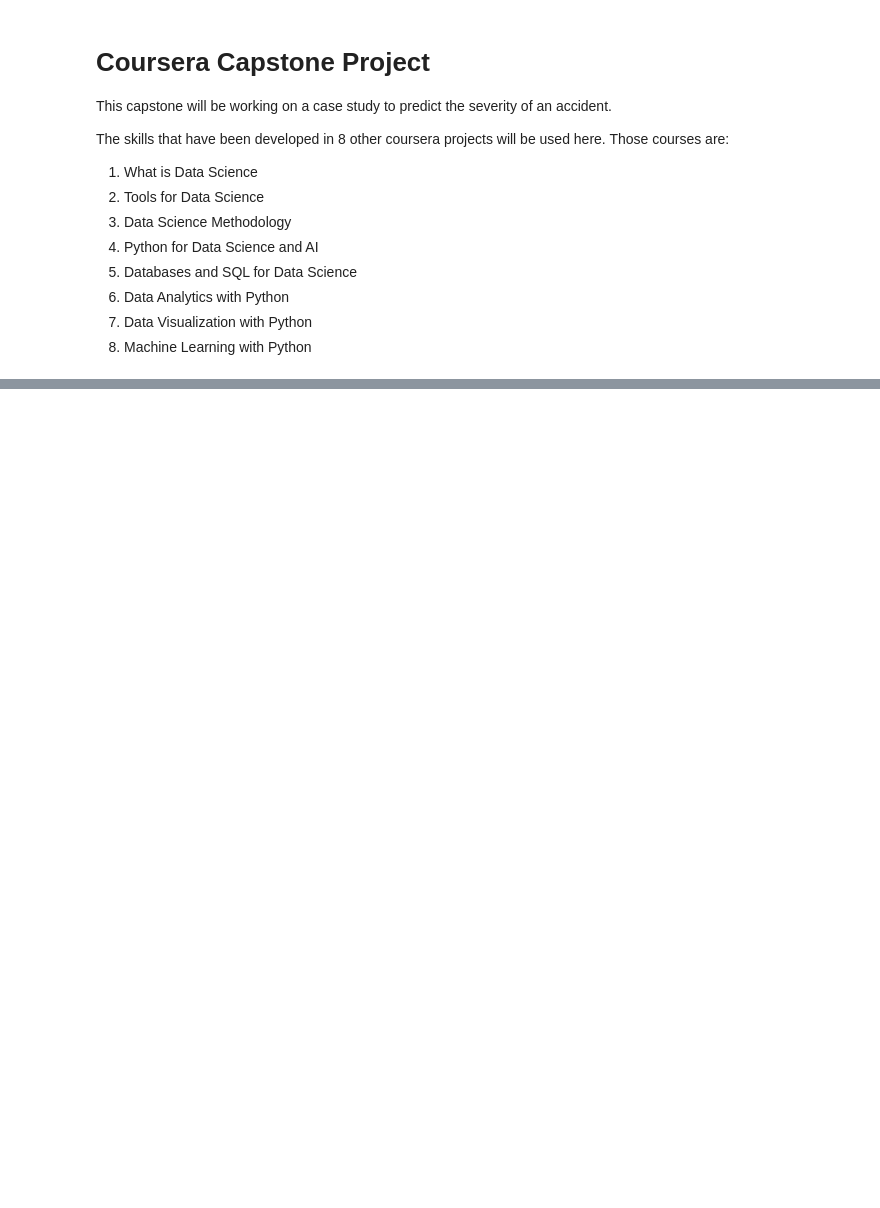
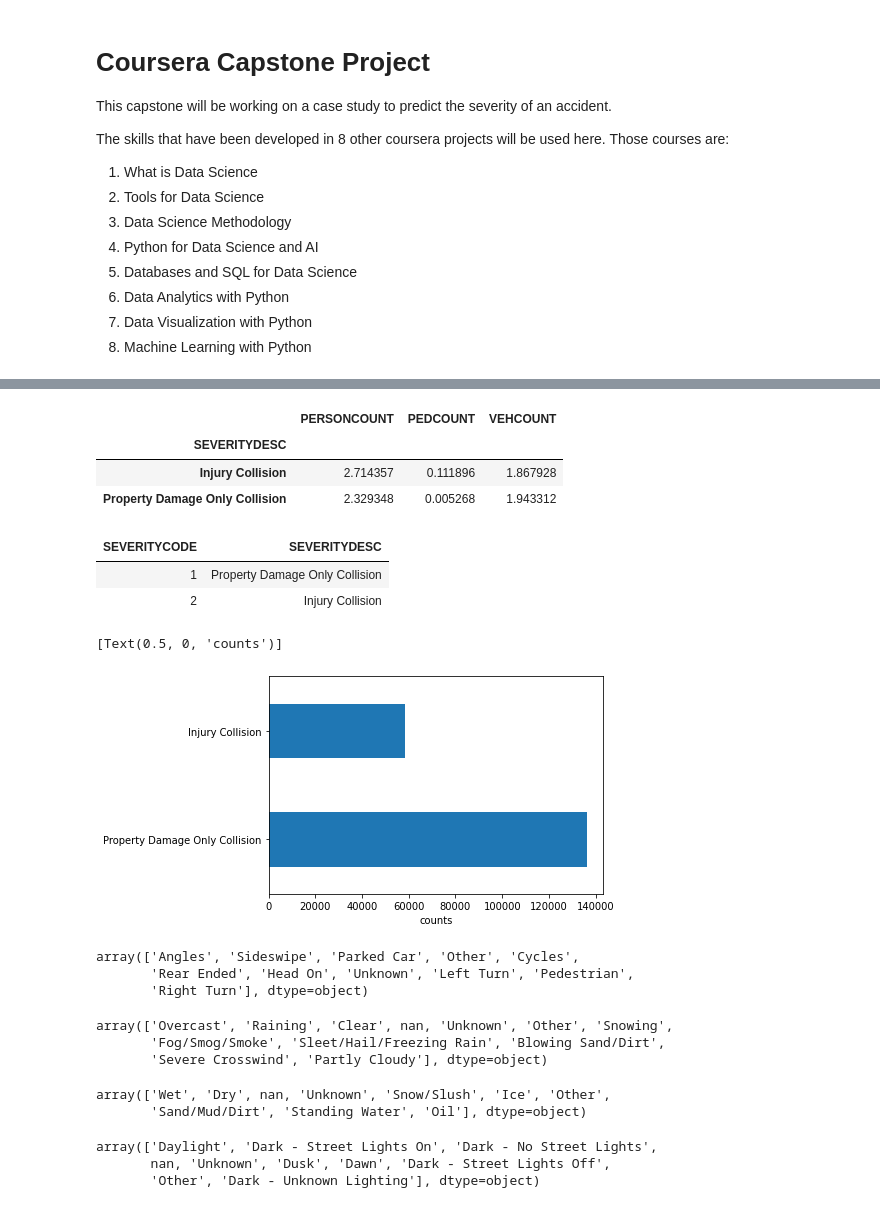
Before and after one commit to analisahill/Coursera_Capstone, a Jupyter notebook: Accident-Severity.ipynb, the cells around one changed output, grey strips where cells are left out. Drawn from its saved outputs; the diff is of its cells as text; code cells hidden in the pictures; blank space fills up the shorter version.

Commit message:
update accident severity notebook

```diff
--- a/Accident-Severity.ipynb
+++ b/Accident-Severity.ipynb
@@ -22,0 +138,42 @@ Hello Capstone Project Course!
+# %%
+df.groupby('SEVERITYDESC').agg(dict(PERSONCOUNT='mean', PEDCOUNT='mean', VEHCOUNT='mean'))
+# %% [output]
+|  | PERSONCOUNT | PEDCOUNT | VEHCOUNT |
+| SEVERITYDESC |  |  |  |
+| Injury Collision | 2.714357 | 0.111896 | 1.867928 |
+| Property Damage Only Collision | 2.329348 | 0.005268 | 1.943312 |
+# %%
+df[['SEVERITYCODE', 'SEVERITYDESC']].drop_duplicates().sort_values('SEVERITYCODE').style.hide_index()
+# %% [output]
+| SEVERITYCODE | SEVERITYDESC |
+| 1 | Property Damage Only Collision |
+| 2 | Injury Collision |
+# %%
+ax = df['SEVERITYDESC'].value_counts().plot.barh();
+ax.set(xlabel='counts', )
+# %% [output]
+[Text(0.5, 0, 'counts')]
+[figure, added]
+# %%
+df['COLLISIONTYPE'].unique()
+# %% [output]
+array(['Angles', 'Sideswipe', 'Parked Car', 'Other', 'Cycles',
+       'Rear Ended', 'Head On', 'Unknown', 'Left Turn', 'Pedestrian',
+       'Right Turn'], dtype=object)
+# %%
+df['WEATHER'].unique()
+# %% [output]
+array(['Overcast', 'Raining', 'Clear', nan, 'Unknown', 'Other', 'Snowing',
+       'Fog/Smog/Smoke', 'Sleet/Hail/Freezing Rain', 'Blowing Sand/Dirt',
+       'Severe Crosswind', 'Partly Cloudy'], dtype=object)
+# %%
+df['ROADCOND'].unique()
+# %% [output]
+array(['Wet', 'Dry', nan, 'Unknown', 'Snow/Slush', 'Ice', 'Other',
+       'Sand/Mud/Dirt', 'Standing Water', 'Oil'], dtype=object)
+# %%
+df['LIGHTCOND'].unique()
+# %% [output]
+array(['Daylight', 'Dark - Street Lights On', 'Dark - No Street Lights',
+       nan, 'Unknown', 'Dusk', 'Dawn', 'Dark - Street Lights Off',
+       'Other', 'Dark - Unknown Lighting'], dtype=object)
```
Also changed, not shown: parts of 16 cells of this notebook.
